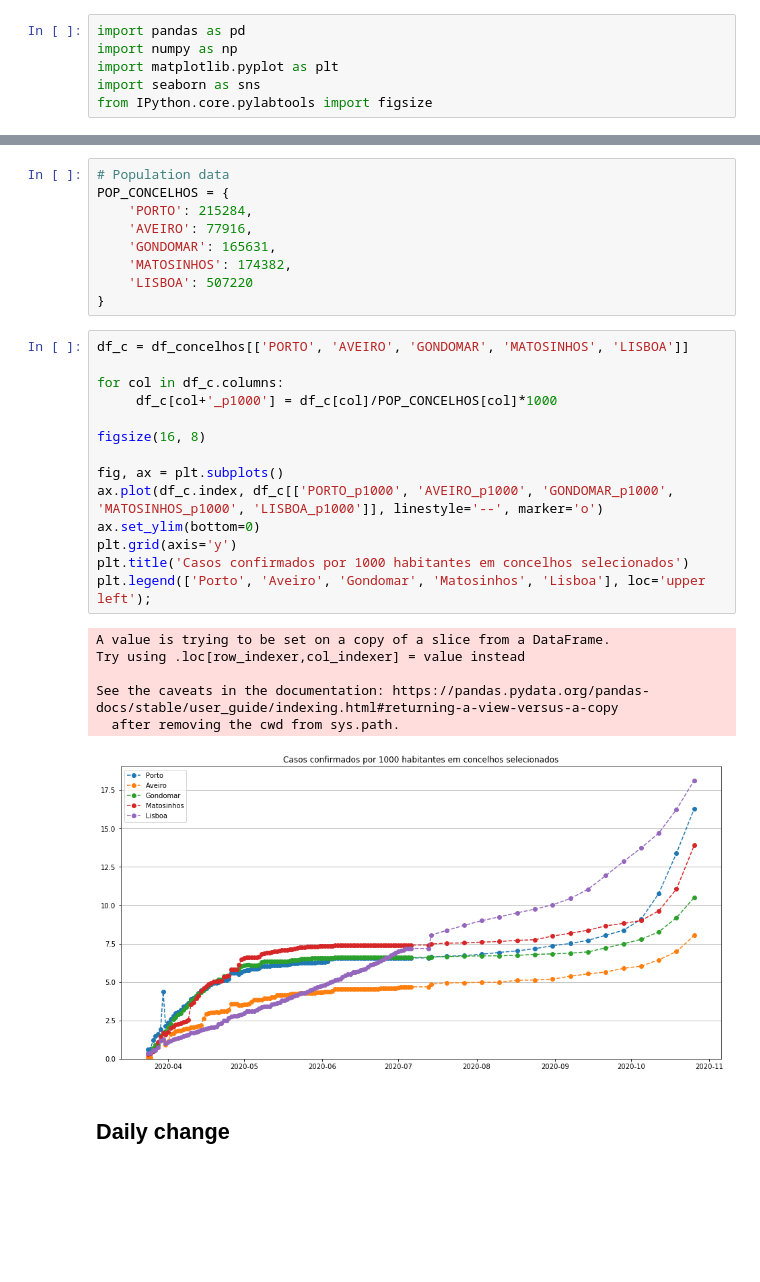
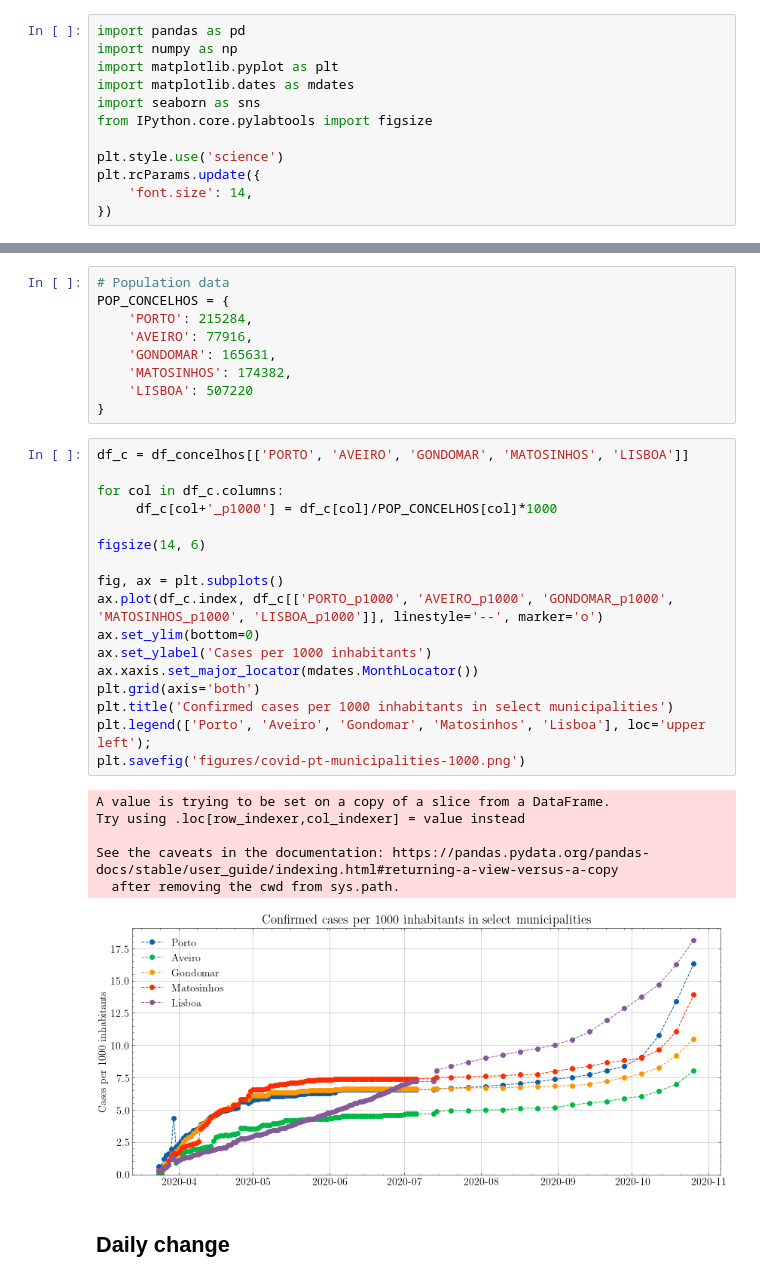
Before and after one commit to jAniceto/data-viz, a Jupyter notebook: covid/covid-portugal.ipynb, the cells around one changed output, grey strips where cells are left out. Drawn from its saved outputs; the diff is of its cells as text; blank space fills up the shorter version.

```diff
--- a/covid/covid-portugal.ipynb
+++ b/covid/covid-portugal.ipynb
@@ -20,8 +20,14 @@ DATA_FILE_URL_AMOSTRAS = 'https://raw.githubusercontent.com/dssg-pt/covid19pt-da
 import pandas as pd
 import numpy as np
 import matplotlib.pyplot as plt
+import matplotlib.dates as mdates
 import seaborn as sns
 from IPython.core.pylabtools import figsize
+
+plt.style.use('science')
+plt.rcParams.update({
+    'font.size': 14,
+})
 # %% [markdown]
 ## Load data
 # %%
@@ -93,24 +104,27 @@ POP_CONCELHOS = {
 # %%
 df_c = df_concelhos[['PORTO', 'AVEIRO', 'GONDOMAR', 'MATOSINHOS', 'LISBOA']]
 
 for col in df_c.columns:
      df_c[col+'_p1000'] = df_c[col]/POP_CONCELHOS[col]*1000
 
-figsize(16, 8)
+figsize(14, 6)
 
 fig, ax = plt.subplots()
 ax.plot(df_c.index, df_c[['PORTO_p1000', 'AVEIRO_p1000', 'GONDOMAR_p1000', 'MATOSINHOS_p1000', 'LISBOA_p1000']], linestyle='--', marker='o')
 ax.set_ylim(bottom=0)
-plt.grid(axis='y')
-plt.title('Casos confirmados por 1000 habitantes em concelhos selecionados')
+ax.set_ylabel('Cases per 1000 inhabitants')
+ax.xaxis.set_major_locator(mdates.MonthLocator())
+plt.grid(axis='both')
+plt.title('Confirmed cases per 1000 inhabitants in select municipalities')
 plt.legend(['Porto', 'Aveiro', 'Gondomar', 'Matosinhos', 'Lisboa'], loc='upper left');
+plt.savefig('figures/covid-pt-municipalities-1000.png')
 # %% [output]
 A value is trying to be set on a copy of a slice from a DataFrame.
 Try using .loc[row_indexer,col_indexer] = value instead
 
 See the caveats in the documentation: https://pandas.pydata.org/pandas-docs/stable/user_guide/indexing.html#returning-a-view-versus-a-copy
   after removing the cwd from sys.path.
-[figure, old version]
+[figure, new version]
 # %% [markdown]
 ## Daily change
 # %%
```
Also changed, not shown: parts of 12 cells of this notebook, 10 other files.
